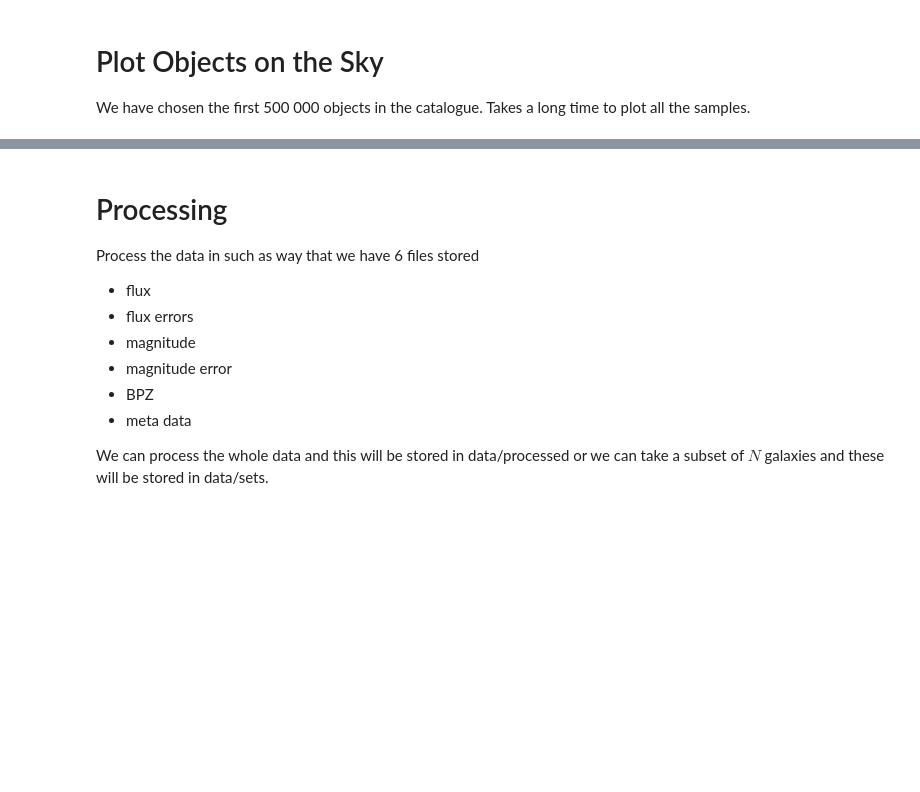
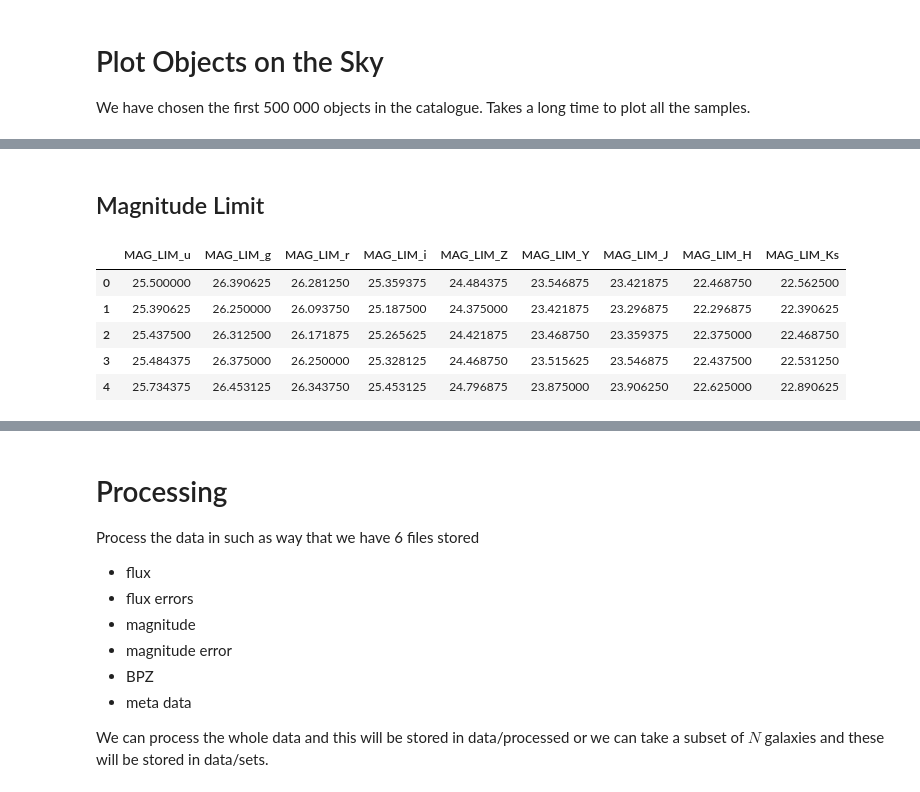
Before and after one commit to Harry45/BHM-nz, a Jupyter notebook: bhm/playground.ipynb, the cells around one changed output, grey strips where cells are left out. Saved outputs shown, nothing was run; the diff lists cells and outputs as text; code cells hidden in the pictures; blank space fills up the shorter version.

```diff
--- a/bhm/playground.ipynb
+++ b/bhm/playground.ipynb
@@ -119,0 +216,15 @@ array(['EXTINCTION_u', 'EXTINCTION_g', 'EXTINCTION_r', 'EXTINCTION_i',
+# %% [markdown]
+## Magnitude Limit
+# %%
+mag_lim_names = [f'MAG_LIM_{f}' for f in CONFIG.band]
+mag_lim = np.asarray([data[mag_lim_names[i]] for i in range(CONFIG.nband)]).T
+df_mag_lim = pd.DataFrame(mag_lim, columns = mag_lim_names, dtype=np.float16)
+# %%
+df_mag_lim.head()
+# %% [output]
+|  | MAG_LIM_u | MAG_LIM_g | MAG_LIM_r | MAG_LIM_i | MAG_LIM_Z | MAG_LIM_Y | MAG_LIM_J | MAG_LIM_H | MAG_LIM_Ks |
+| 0 | 25.500000 | 26.390625 | 26.281250 | 25.359375 | 24.484375 | 23.546875 | 23.421875 | 22.468750 | 22.562500 |
+| 1 | 25.390625 | 26.250000 | 26.093750 | 25.187500 | 24.375000 | 23.421875 | 23.296875 | 22.296875 | 22.390625 |
+| 2 | 25.437500 | 26.312500 | 26.171875 | 25.265625 | 24.421875 | 23.468750 | 23.359375 | 22.375000 | 22.468750 |
+| 3 | 25.484375 | 26.375000 | 26.250000 | 25.328125 | 24.468750 | 23.515625 | 23.546875 | 22.437500 | 22.531250 |
+| 4 | 25.734375 | 26.453125 | 26.343750 | 25.453125 | 24.796875 | 23.875000 | 23.906250 | 22.625000 | 22.890625 |
```
Also changed, not shown: parts of 38 cells of this notebook, 6 other files.
